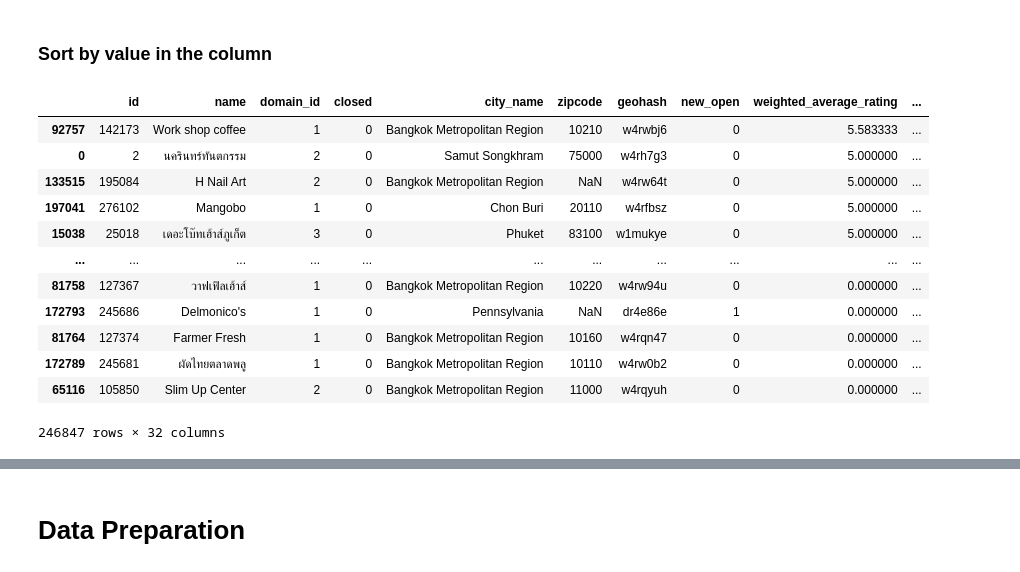
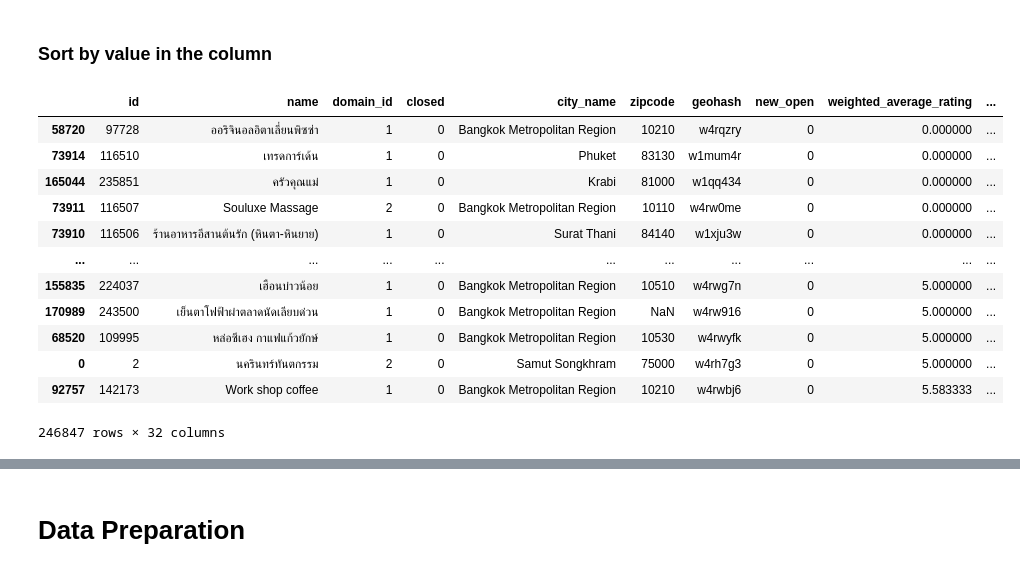
Before and after one commit to tohnperfect/mini_DPDM_KKU, a Jupyter notebook: Data_Preprocessing_with_Pandas.ipynb, the cells around one changed output, grey strips where cells are left out. Cells and saved outputs as stored; diff of their text form; code cells hidden in the pictures.

```diff
--- a/Data_Preprocessing_with_Pandas.ipynb
+++ b/Data_Preprocessing_with_Pandas.ipynb
@@ -171,18 +203,18 @@ w_restaurant_df.describe()
 # %% [markdown]
 ### Sort by value in the column
 # %%
-w_restaurant_df.sort_values('weighted_average_rating',ascending=False)
+w_restaurant_df.sort_values('weighted_average_rating')
 # %% [output]
 |  | id | name | domain_id | closed | city_name | zipcode | geohash | new_open | weighted_average_rating | ... |
+| 58720 | 97728 | ออริจินอลอิตาเลี่ยนพิซซ่า | 1 | 0 | Bangkok Metropolitan Region | 10210 | w4rqzry | 0 | 0.000000 | ... |
+| 73914 | 116510 | เทรดการ์เด้น | 1 | 0 | Phuket | 83130 | w1mum4r | 0 | 0.000000 | ... |
+| 165044 | 235851 | ครัวคุณแม่ | 1 | 0 | Krabi | 81000 | w1qq434 | 0 | 0.000000 | ... |
+| 73911 | 116507 | Souluxe Massage | 2 | 0 | Bangkok Metropolitan Region | 10110 | w4rw0me | 0 | 0.000000 | ... |
+| 73910 | 116506 | ร้านอาหารอีสานต้นรัก (หินตา-หินยาย) | 1 | 0 | Surat Thani | 84140 | w1xju3w | 0 | 0.000000 | ... |
+| ... | ... | ... | ... | ... | ... | ... | ... | ... | ... | ... |
+| 155835 | 224037 | เฮือนบ่าวน้อย | 1 | 0 | Bangkok Metropolitan Region | 10510 | w4rwg7n | 0 | 5.000000 | ... |
+| 170989 | 243500 | เย็นตาโฟฟ้าผ่าตลาดนัดเลียบด่วน | 1 | 0 | Bangkok Metropolitan Region | NaN | w4rw916 | 0 | 5.000000 | ... |
+| 68520 | 109995 | หล่อซีเฮง กาแฟแก้วยักษ์ | 1 | 0 | Bangkok Metropolitan Region | 10530 | w4rwyfk | 0 | 5.000000 | ... |
+| 0 | 2 | นครินทร์ทันตกรรม | 2 | 0 | Samut Songkhram | 75000 | w4rh7g3 | 0 | 5.000000 | ... |
 | 92757 | 142173 | Work shop coffee | 1 | 0 | Bangkok Metropolitan Region | 10210 | w4rwbj6 | 0 | 5.583333 | ... |
-| 0 | 2 | นครินทร์ทันตกรรม | 2 | 0 | Samut Songkhram | 75000 | w4rh7g3 | 0 | 5.000000 | ... |
-| 133515 | 195084 | H Nail Art | 2 | 0 | Bangkok Metropolitan Region | NaN | w4rw64t | 0 | 5.000000 | ... |
-| 197041 | 276102 | Mangobo | 1 | 0 | Chon Buri | 20110 | w4rfbsz | 0 | 5.000000 | ... |
-| 15038 | 25018 | เดอะโบ๊ทเฮ้าส์ภูเก็ต | 3 | 0 | Phuket | 83100 | w1mukye | 0 | 5.000000 | ... |
-| ... | ... | ... | ... | ... | ... | ... | ... | ... | ... | ... |
-| 81758 | 127367 | วาฟเฟิลเฮ้าส์ | 1 | 0 | Bangkok Metropolitan Region | 10220 | w4rw94u | 0 | 0.000000 | ... |
-| 172793 | 245686 | Delmonico's | 1 | 0 | Pennsylvania | NaN | dr4e86e | 1 | 0.000000 | ... |
-| 81764 | 127374 | Farmer Fresh | 1 | 0 | Bangkok Metropolitan Region | 10160 | w4rqn47 | 0 | 0.000000 | ... |
-| 172789 | 245681 | ผัดไทยตลาดพลู | 1 | 0 | Bangkok Metropolitan Region | 10110 | w4rw0b2 | 0 | 0.000000 | ... |
-| 65116 | 105850 | Slim Up Center | 2 | 0 | Bangkok Metropolitan Region | 11000 | w4rqyuh | 0 | 0.000000 | ... |
 246847 rows × 32 columns
```
Also changed, not shown: parts of 21 cells of this notebook.
